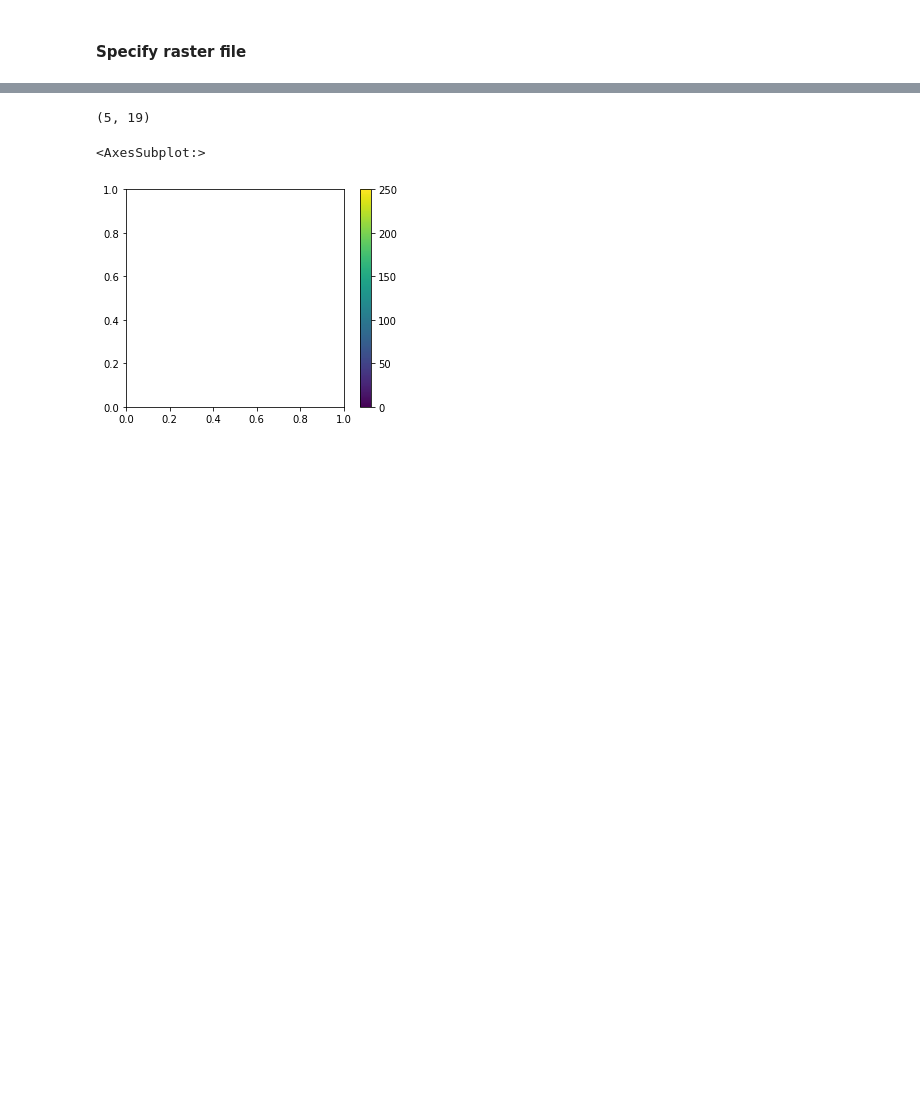
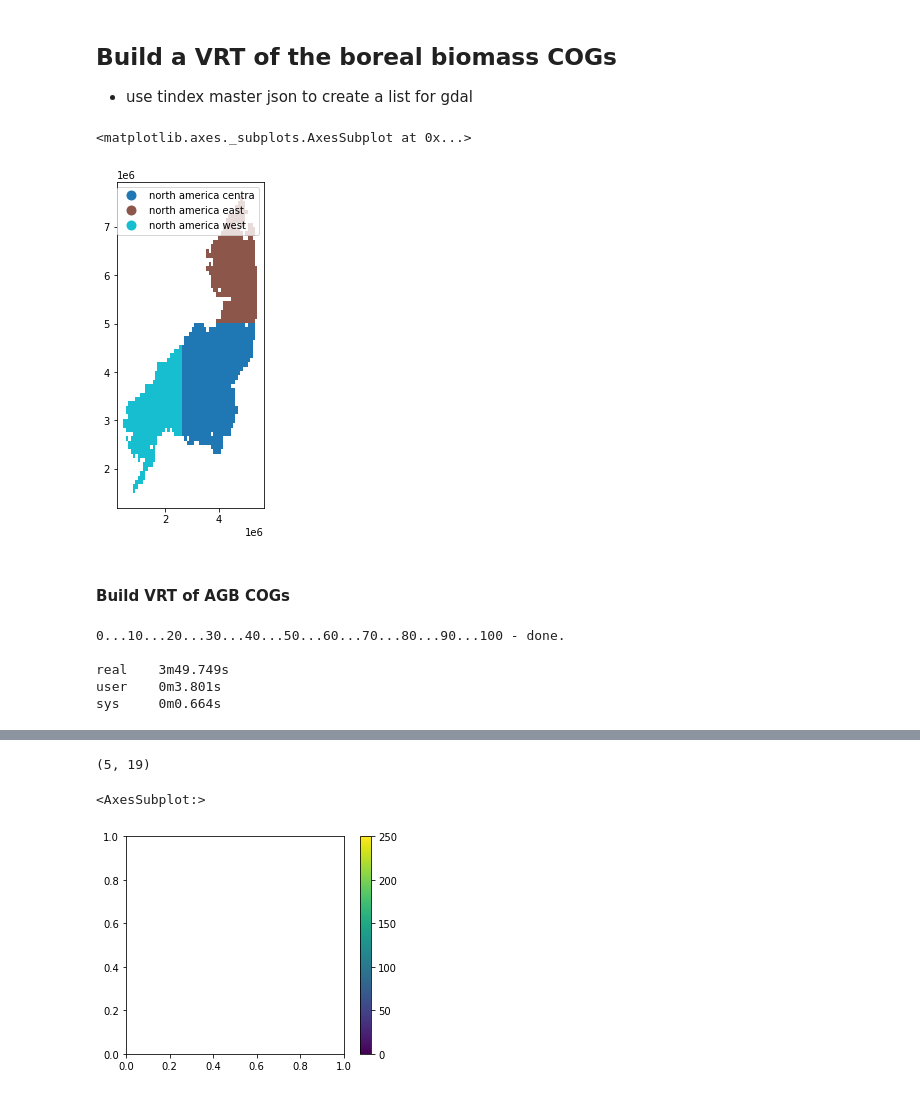
Before and after one commit to lauraduncanson/icesat2_boreal, a Jupyter notebook: notebooks/5.Publish_Data/Analyze_AGB.ipynb, the cells around one changed output, grey strips where cells are left out. Cells and saved outputs as stored; diff of their text form; code cells hidden in the pictures; blank space fills up the shorter version.

```diff
--- a/notebooks/5.Publish_Data/Analyze_AGB.ipynb
+++ b/notebooks/5.Publish_Data/Analyze_AGB.ipynb
@@ -80,2 +68,41 @@ Wall time: 3.18 s
-# %% [markdown]
-#### Specify raster file
+# %% [markdown]
+## Build a VRT of the boreal biomass COGs
+* use tindex master json to create a list for gdal
+# %%
+indir = '/projects/shared-buckets/lduncanson/DPS_tile_lists'
+# a writable outdir
+outdir = '/projects/my-public-bucket/analyze_agb'
+# %%
+plt.rcParams['figure.figsize'] = [6, 6]
+tile_json_fn = os.path.join(indir, "AGB_tindex_master.json")
+tiles = gpd.read_file(tile_json_fn)
+
+# North america subset
+tiles_na = tiles[tiles['tile_group'].str.contains("america")]
+
+# Write a vrt list and a vrt
+vrt_list = os.path.join(outdir,"AGB_tindex_na.txt")
+
+with open(vrt_list, 'w') as f:
+
+    for text in tiles_na.s3.tolist():
+        f.write(text.replace("s3:/","/vsis3") + '\n')
+
+tiles_na.plot(column='tile_group', legend=True)
+# %% [output]
+<matplotlib.axes._subplots.AxesSubplot at 0x...>
+[figure, added]
+# %% [markdown]
+#### Build VRT of AGB COGs
+# %%
+vrt_fn = vrt_list.replace('.txt','.vrt')
+
+#get the bbox as part of the gdalbuildvrt and define it, to save time calculating
+tiles_na.total_bounds.tolist()
+!time gdalbuildvrt -te 458521 1503304 5408522 7623304 -input_file_list $vrt_list $vrt_fn
+# %% [output]
+0...10...20...30...40...50...60...70...80...90...100 - done.
+
+real    3m49.749s
+user    0m3.801s
+sys     0m0.664s
```
Also changed, not shown: parts of 12 cells of this notebook, 3 other files.
